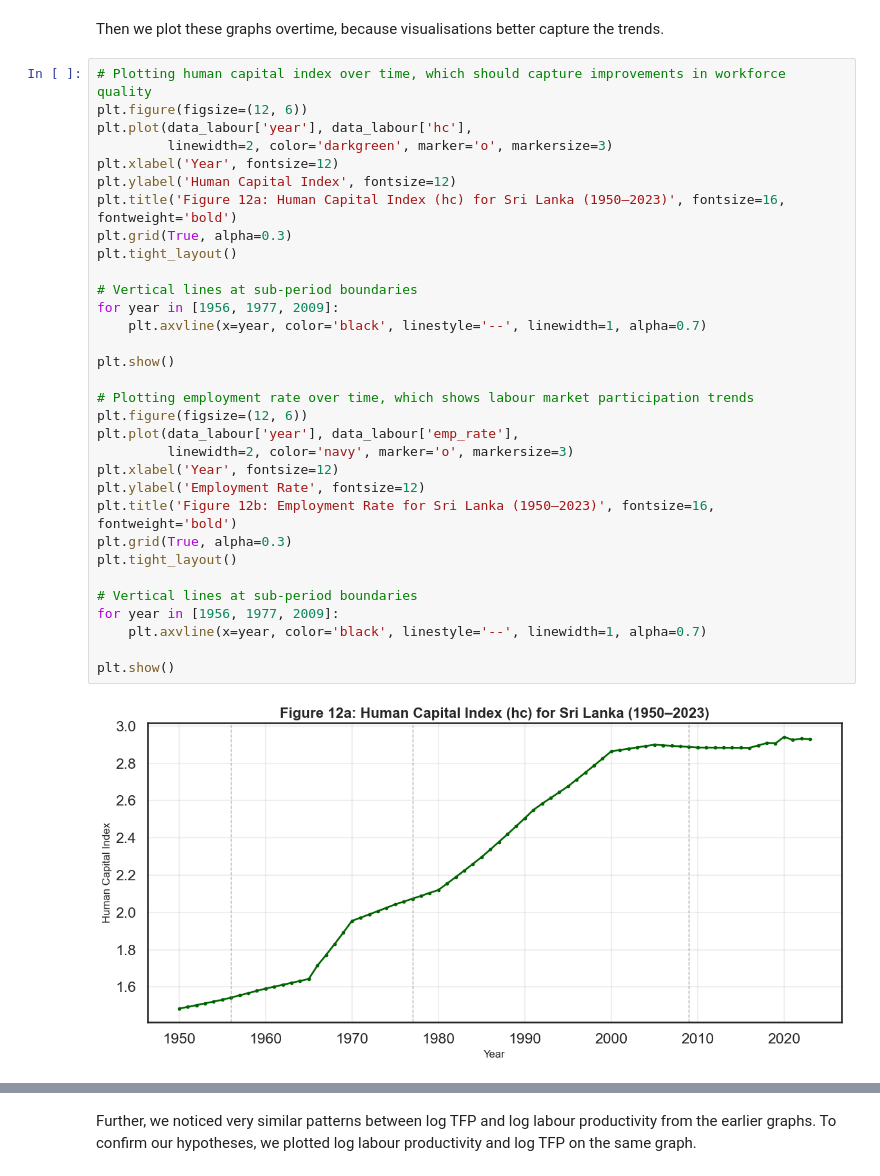
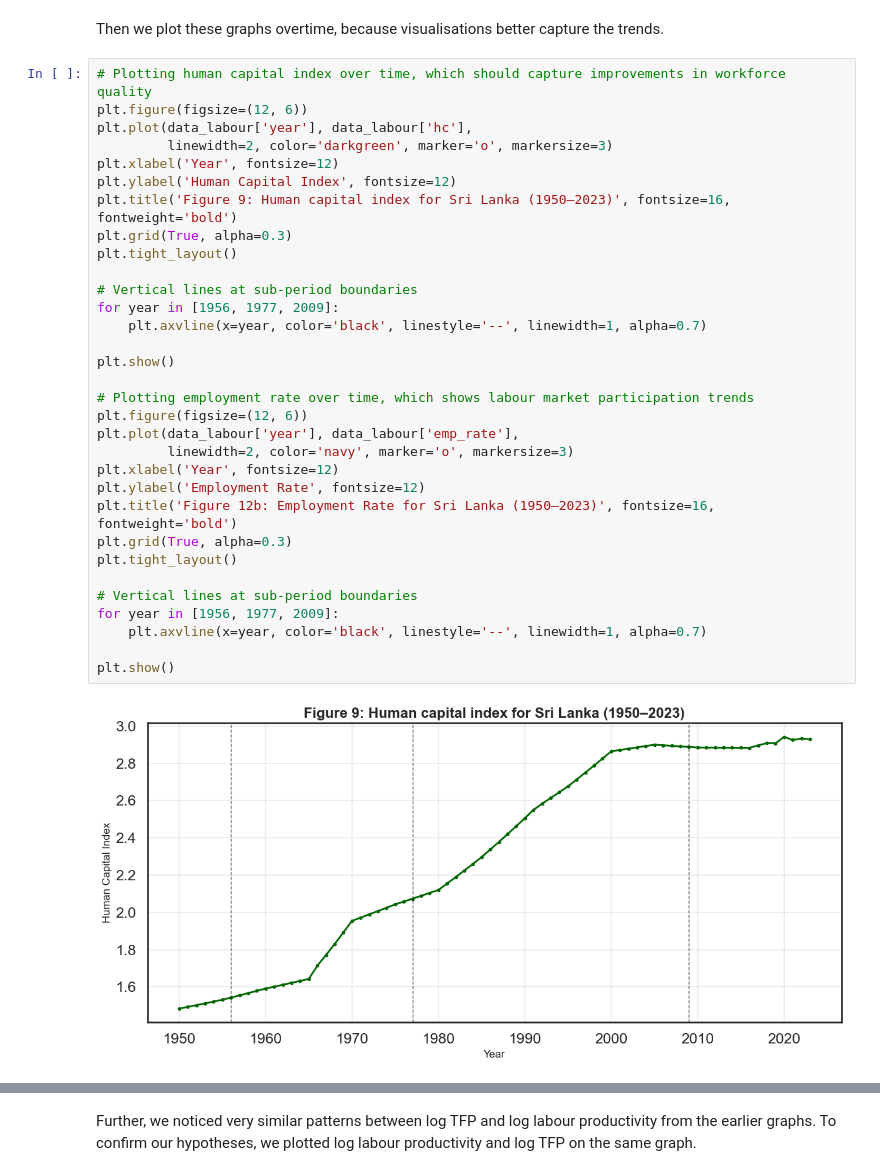
Before and after one commit to ikedasakii/EC2B1_group_project, a Jupyter notebook: find_GDP_trend_decades_copy.ipynb, the cells around one changed output, grey strips where cells are left out. Cells and saved outputs as stored; diff of their text form.

```diff
--- a/find_GDP_trend_decades_copy.ipynb
+++ b/find_GDP_trend_decades_copy.ipynb
@@ -1088,35 +1098,35 @@ Then we plot these graphs overtime, because visualisations better capture the tr
 plt.figure(figsize=(12, 6))
 plt.plot(data_labour['year'], data_labour['hc'],
          linewidth=2, color='darkgreen', marker='o', markersize=3)
 plt.xlabel('Year', fontsize=12)
 plt.ylabel('Human Capital Index', fontsize=12)
-plt.title('Figure 12a: Human Capital Index (hc) for Sri Lanka (1950–2023)', fontsize=16, fontweight='bold')
+plt.title('Figure 9: Human capital index for Sri Lanka (1950–2023)', fontsize=16, fontweight='bold')
 plt.grid(True, alpha=0.3)
 plt.tight_layout()
 
 # Vertical lines at sub-period boundaries
 for year in [1956, 1977, 2009]:
     plt.axvline(x=year, color='black', linestyle='--', linewidth=1, alpha=0.7)
 
 plt.show()
 
 # Plotting employment rate over time, which shows labour market participation trends
 plt.figure(figsize=(12, 6))
 plt.plot(data_labour['year'], data_labour['emp_rate'],
          linewidth=2, color='navy', marker='o', markersize=3)
 plt.xlabel('Year', fontsize=12)
 plt.ylabel('Employment Rate', fontsize=12)
 plt.title('Figure 12b: Employment Rate for Sri Lanka (1950–2023)', fontsize=16, fontweight='bold')
 plt.grid(True, alpha=0.3)
 plt.tight_layout()
 
 # Vertical lines at sub-period boundaries
 for year in [1956, 1977, 2009]:
     plt.axvline(x=year, color='black', linestyle='--', linewidth=1, alpha=0.7)
 
 plt.show()
 # %% [output]
-[figure, old version]
+[figure, new version]
 [figure]
 # %% [markdown]
 Further, we noticed very similar patterns between log TFP and log labour productivity from the earlier graphs. To confirm our hypotheses, we plotted log labour productivity and log TFP on the same graph.
```
Also changed, not shown: parts of 8 cells of this notebook.
